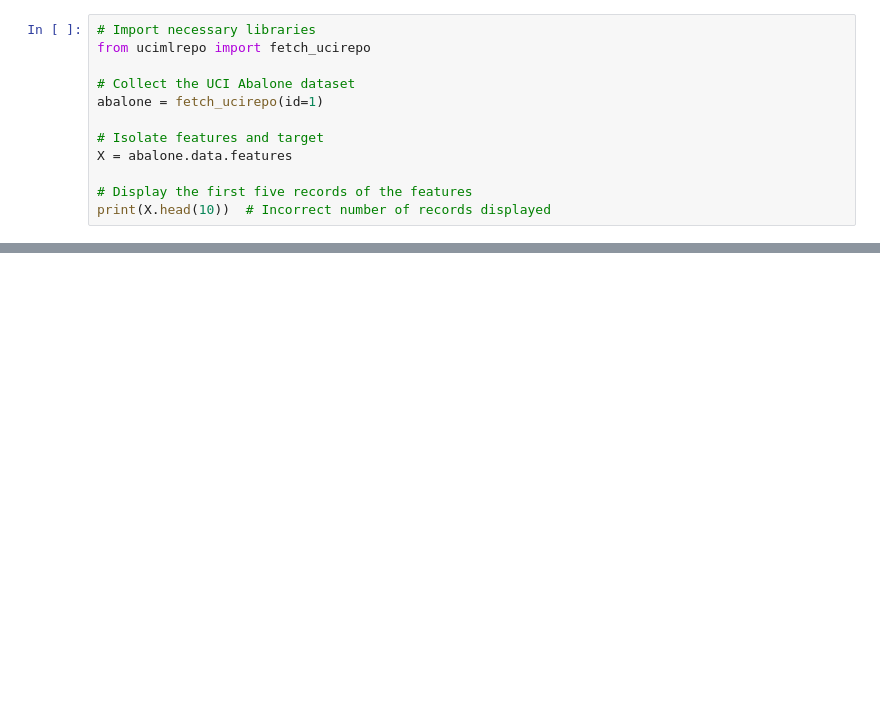
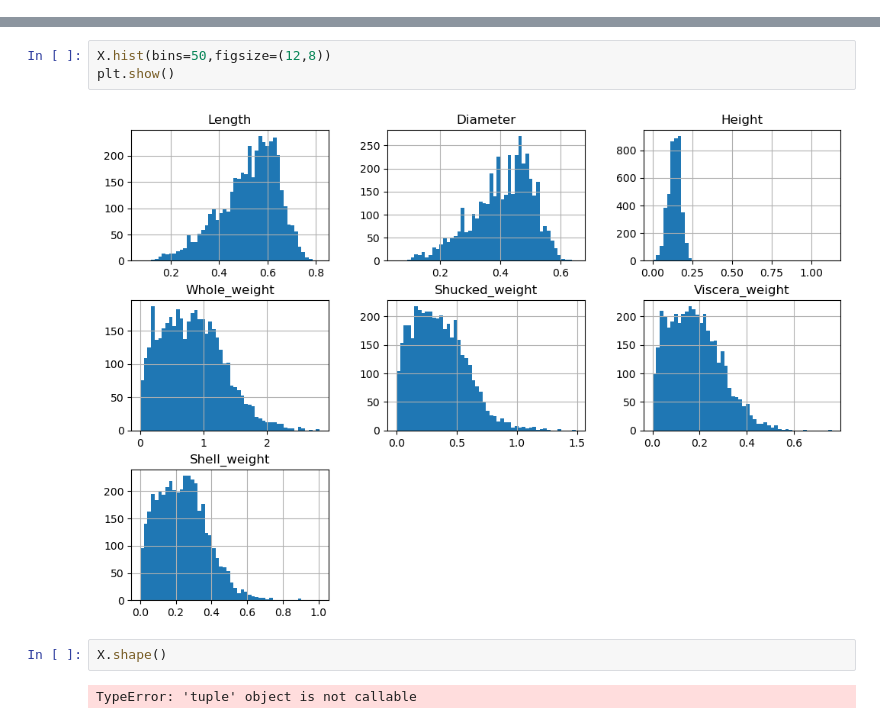
Before and after one commit to Amoako419/ML_, a Jupyter notebook: abalone.ipynb, the cells around one changed output, grey strips where cells are left out. Drawn from its saved outputs; the diff is of its cells as text; blank space fills up the shorter version.

Commit message:
shape checked

```diff
--- a/abalone.ipynb
+++ b/abalone.ipynb
@@ -15,12 +22,0 @@ KeyboardInterrupt:
-# %%
-# Import necessary libraries
-from ucimlrepo import fetch_ucirepo
-
-# Collect the UCI Abalone dataset
-abalone = fetch_ucirepo(id=1)
-
-# Isolate features and target
-X = abalone.data.features
-
-# Display the first five records of the features
-print(X.head(10))  # Incorrect number of records displayed
@@ -26,0 +35,9 @@ print(X.head(10))  # Incorrect number of records displayed
+# %%
+X.hist(bins=50,figsize=(12,8))
+plt.show()
+# %% [output]
+[figure, added]
+# %%
+X.shape()
+# %% [output]
+TypeError: 'tuple' object is not callable
```
Also changed, not shown: parts of 3 cells of this notebook.
